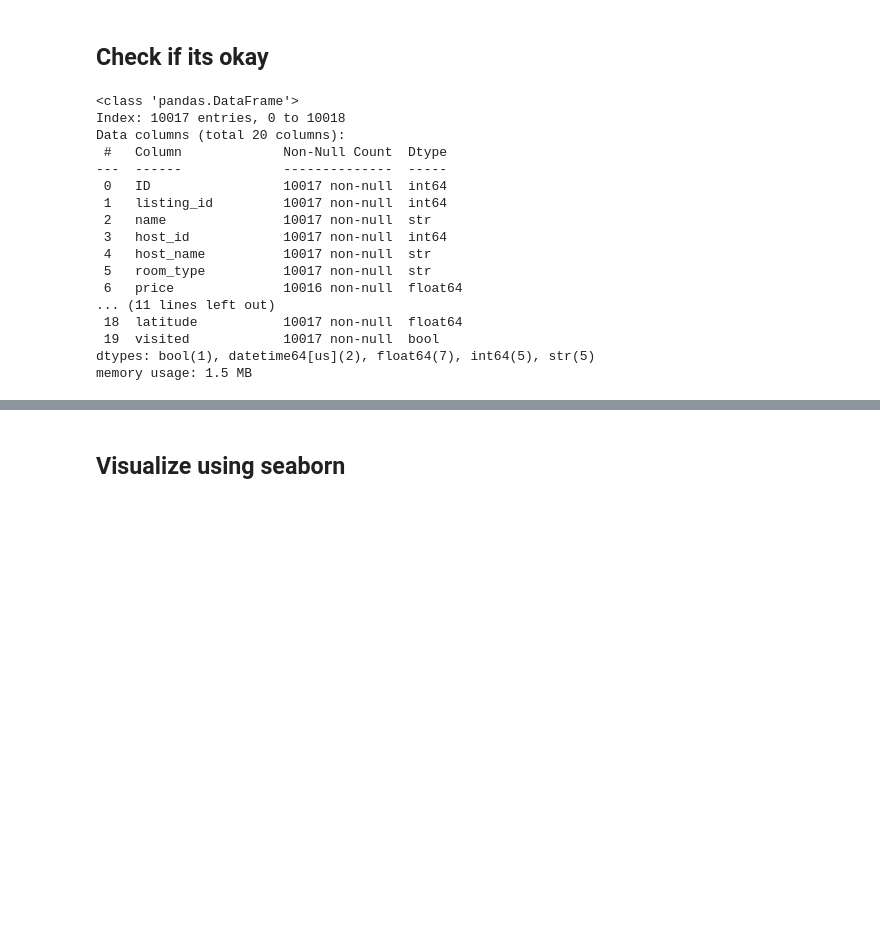
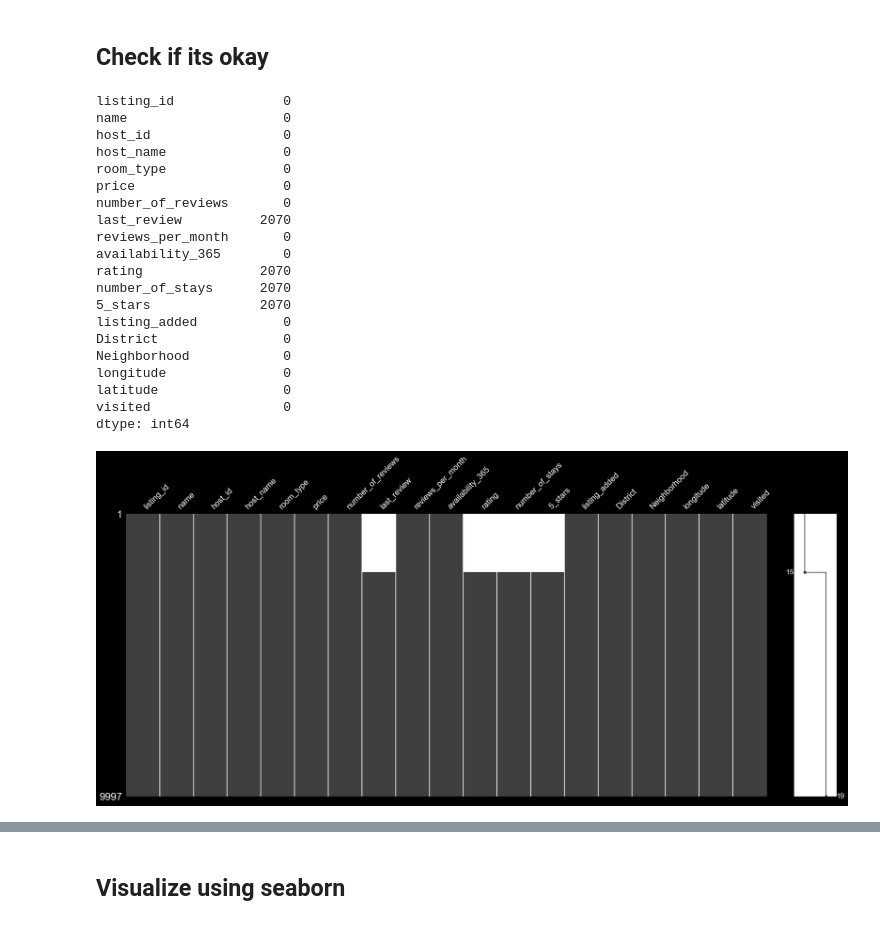
Before and after one commit to Dequsa/Data_Analysis_Workshops_, a Jupyter notebook: .MyStuff/AirBnb.ipynb, the cells around one changed output, grey strips where cells are left out. Saved outputs shown, nothing was run; the diff lists cells and outputs as text; code cells hidden in the pictures; blank space fills up the shorter version.

```diff
--- a/.MyStuff/AirBnb.ipynb
+++ b/.MyStuff/AirBnb.ipynb
@@ -99,23 +110,28 @@ airbnb['name'] = airbnb['name'].fillna('House')
 airbnb = airbnb.dropna(subset=['host_name'])
 # %% [markdown]
 ## Check if its okay
-# %%
-airbnb.info()
-# %% [output]
-<class 'pandas.DataFrame'>
-Index: 10017 entries, 0 to 10018
-Data columns (total 20 columns):
- #   Column             Non-Null Count  Dtype
----  ------             --------------  -----
- 0   ID                 10017 non-null  int64
- 1   listing_id         10017 non-null  int64
- 2   name               10017 non-null  str
- 3   host_id            10017 non-null  int64
- 4   host_name          10017 non-null  str
- 5   room_type          10017 non-null  str
- 6   price              10016 non-null  float64
-... (11 lines left out)
- 18  latitude           10017 non-null  float64
- 19  visited            10017 non-null  bool
-dtypes: bool(1), datetime64[us](2), float64(7), int64(5), str(5)
-memory usage: 1.5 MB
+# %%
+msgn.matrix(airbnb, sort='ascending')
+print(airbnb.isna().sum())
+# %% [output]
+listing_id              0
+name                    0
+host_id                 0
+host_name               0
+room_type               0
+price                   0
+number_of_reviews       0
+last_review          2070
+reviews_per_month       0
+availability_365        0
+rating               2070
+number_of_stays      2070
+5_stars              2070
+listing_added           0
+District                0
+Neighborhood            0
+longitude               0
+latitude                0
+visited                 0
+dtype: int64
+[figure, added]
```
Also changed, not shown: parts of 14 cells of this notebook.
